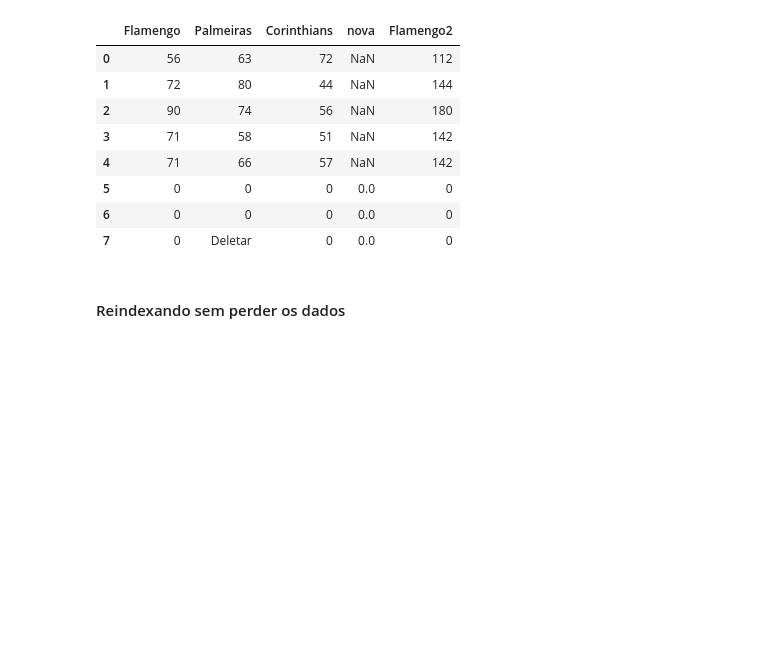
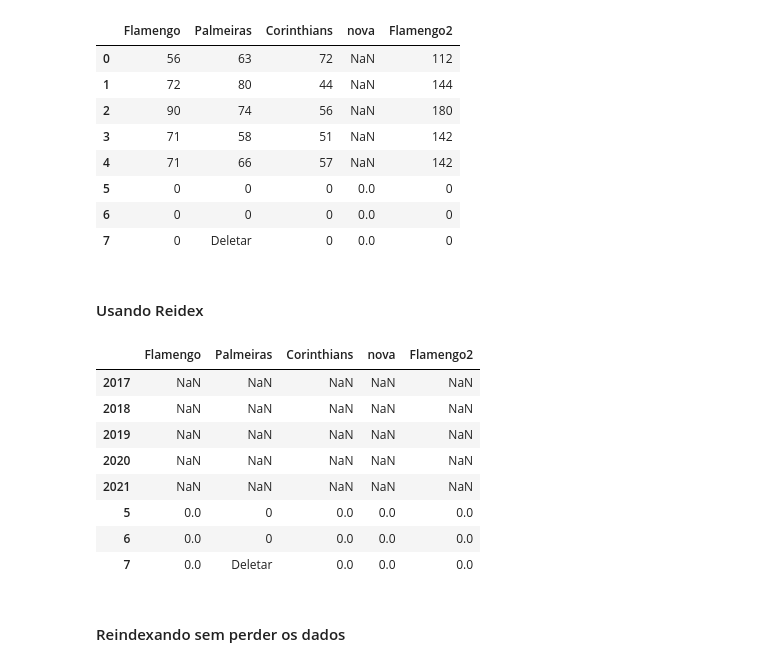
Before and after one commit to NewKanvas/NoteBooks, a Jupyter notebook: Python/DataScience/Pandas.ipynb, the cells around one changed output. Drawn from its saved outputs; the diff is of its cells as text; code cells hidden in the pictures; blank space fills up the shorter version.

```diff
--- a/Python/DataScience/Pandas.ipynb
+++ b/Python/DataScience/Pandas.ipynb
@@ -259,6 +268,22 @@ futebol
 | 5 | 0 | 0 | 0 | 0.0 | 0 |
 | 6 | 0 | 0 | 0 | 0.0 | 0 |
 | 7 | 0 | Deletar | 0 | 0.0 | 0 |
+# %% [markdown]
+#### Usando Reidex
+# %%
+futebol3 = futebol.copy()
+futebol3 = futebol3.reindex([2017, 2018, 2019, 2020, 2021, 5, 6, 7])
+futebol3
+# %% [output]
+|  | Flamengo | Palmeiras | Corinthians | nova | Flamengo2 |
+| 2017 | NaN | NaN | NaN | NaN | NaN |
+| 2018 | NaN | NaN | NaN | NaN | NaN |
+| 2019 | NaN | NaN | NaN | NaN | NaN |
+| 2020 | NaN | NaN | NaN | NaN | NaN |
+| 2021 | NaN | NaN | NaN | NaN | NaN |
+| 5 | 0.0 | 0 | 0.0 | 0.0 | 0.0 |
+| 6 | 0.0 | 0 | 0.0 | 0.0 | 0.0 |
+| 7 | 0.0 | Deletar | 0.0 | 0.0 | 0.0 |
 # %% [markdown]
 #### Reindexando sem perder os dados
 # %%
```
Also changed, not shown: parts of 19 cells of this notebook.
